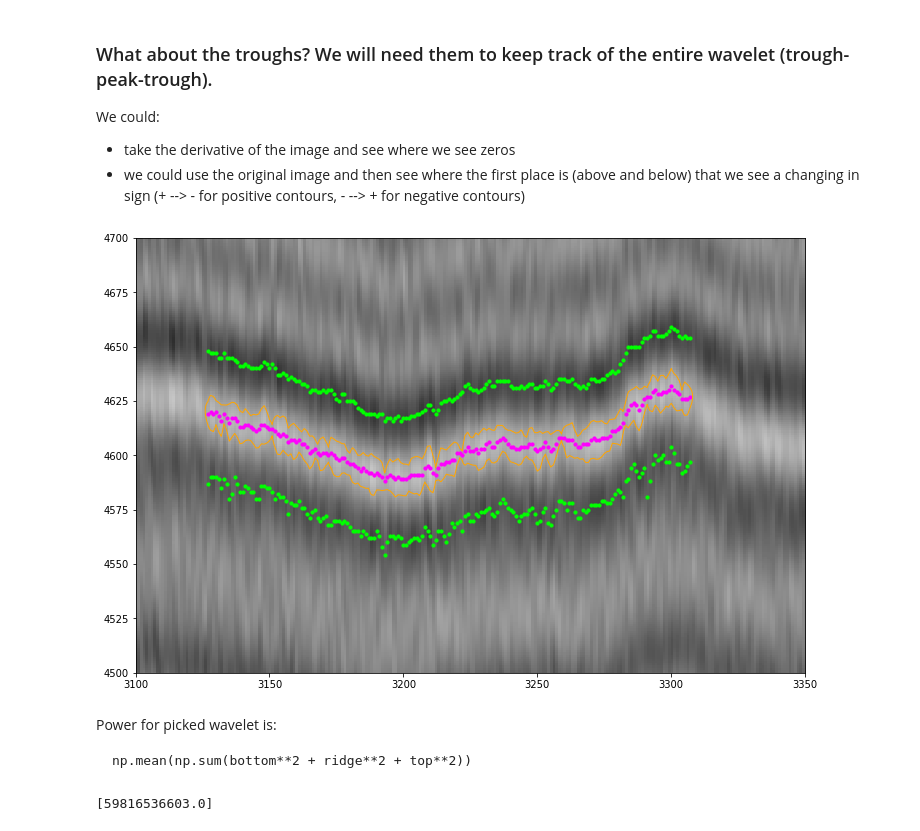
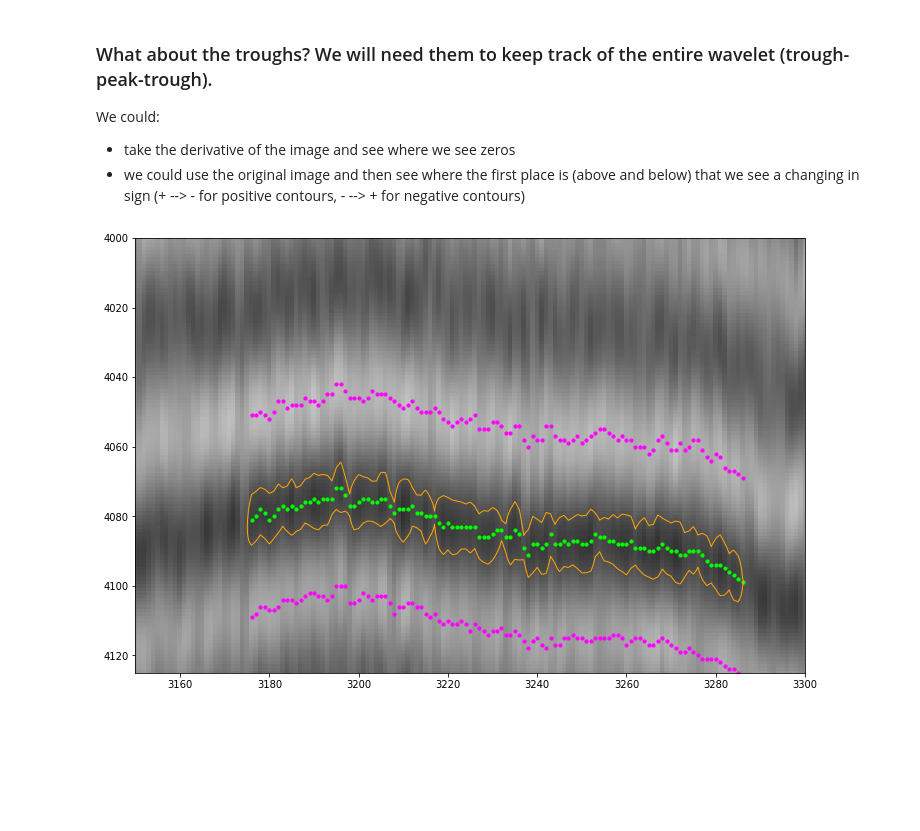
Before and after one commit to Jakidxav/ImpDAR_tutorials, a Jupyter notebook: autopicker/contour_troughs_negative.ipynb, the cells around one changed output. Saved outputs shown, nothing was run; the diff lists cells and outputs as text; code cells hidden in the pictures; blank space fills up the shorter version.

```diff
--- a/autopicker/contour_troughs.ipynb
+++ b/autopicker/contour_troughs_negative.ipynb
@@ -203,22 +200,22 @@ def find_troughs(uniquex, ridge_points, data):
         row = ridge_points[i]
         col = point
 
-        #if the point holds a positive value, then we want to
-        #find the troughs on either side of it
-        if data[row, col] > 0:
+        #if the point holds a negative value, then we want to
+        #find the ridges on either side of it
+        if data[row, col] < 0:
             #look for top contour
             for j in range(row, maxrows):
-                #enter the trough
-                if (data[j, col] <= 0):
+                #enter the ridge
+                if (data[j, col] >= 0):
                     #print(j)
                     temptop_idx.append(j)
                     temptop_points.append(data[j, col])
 
                     #enterting this if statement would signify leaving the trough
-                    if data[j+1, col] > 0:
+                    if data[j+1, col] < 0:
                         #find the minimum in that column of the trough
-                        trough_min = np.argmin(temptop_points)
-                        top.append(temptop_idx[trough_min])
+                        trough_max = np.argmax(temptop_points)
+                        top.append(temptop_idx[trough_max])
 
                         #reset these to empty for the next column
                         temptop_idx, temptop_points = [], []
@@ -227,57 +224,43 @@ def find_troughs(uniquex, ridge_points, data):
             #look for bottom contour
             for k in range(0, row):
                 #enter the trough
-                if (data[row-k, col] <= 0):
+                if (data[row-k, col] >= 0):
                     tempbottom_idx.append(row-k)
                     tempbottom_points.append(data[row-k, col])
 
                     #enterting this if statement would signify leaving the trough
-                    if data[row-k-1, col] > 0:
+                    if data[row-k-1, col] < 0:
                         #find the minimum in that column of the trough
-                        trough_bottom_min = np.argmin(tempbottom_points)
-                        bottom.append(tempbottom_idx[trough_bottom_min])
+                        trough_bottom_max = np.argmax(tempbottom_points)
+                        bottom.append(tempbottom_idx[trough_bottom_max])
 
                         #reset these to empty for the next column
                         tempbottom_idx, tempbottom_points = [], []
                         break
 
-
-        #if the point holds a negative value, then we want to
-        #find the peaks on either side of it
-        else:
-            pass
-
     return top, bottom
 # %%
 top, bottom = find_troughs(uniquex, ridge_points, data)
 # %%
 %matplotlib inline
 fig, ax = plt.subplots(figsize=(12, 8))
 p = ax.imshow(data, cmap='gray', aspect='auto', vmin=mini, vmax=maxi, interpolation='nearest')
 
 #plot contour
 plt.plot(last_long_contours[z][:, 1], last_long_contours[z][:, 0], color='orange', linewidth=1)
 
 #plot ridge and troughs
 for i, x in enumerate(uniquex):
     y = ridge_points[i]
     t = top[i]
     b = bottom[i]
-    ax.scatter(x, y, color='magenta', marker='o', s=10)
-    ax.scatter(x, t, color='lime', marker='o', s=10)
-    ax.scatter(x, b, color='lime', marker='o', s=10)
+    ax.scatter(x, y, color='lime', marker='o', s=10)
+    ax.scatter(x, t, color='magenta', marker='o', s=10)
+    ax.scatter(x, b, color='magenta', marker='o', s=10)
 
-plt.xlim([3100, 3350])
-plt.ylim([4500, 4700])
-#plt.xlim([3400, 4000])
-#plt.ylim([6250, 5950])
-
-#plt.savefig('actual_contours3.pdf', format='pdf', bbox_inches='tight')
+plt.xlim([3150, 3300])
+plt.ylim([4125, 4000])
 
 plt.show()
 # %% [output]
-[figure, old version]
+[figure, new version]
-# %% [markdown]
-Power for picked wavelet is:
-
-    np.mean(np.sum(bottom**2 + ridge**2 + top**2))
@@ -289,4 +266,0 @@ power.append(pick_power)
-# %%
-print(power)
-# %% [output]
-[59816536603.0]
```
Also changed, not shown: parts of 6 cells of this notebook, 3 other files.
